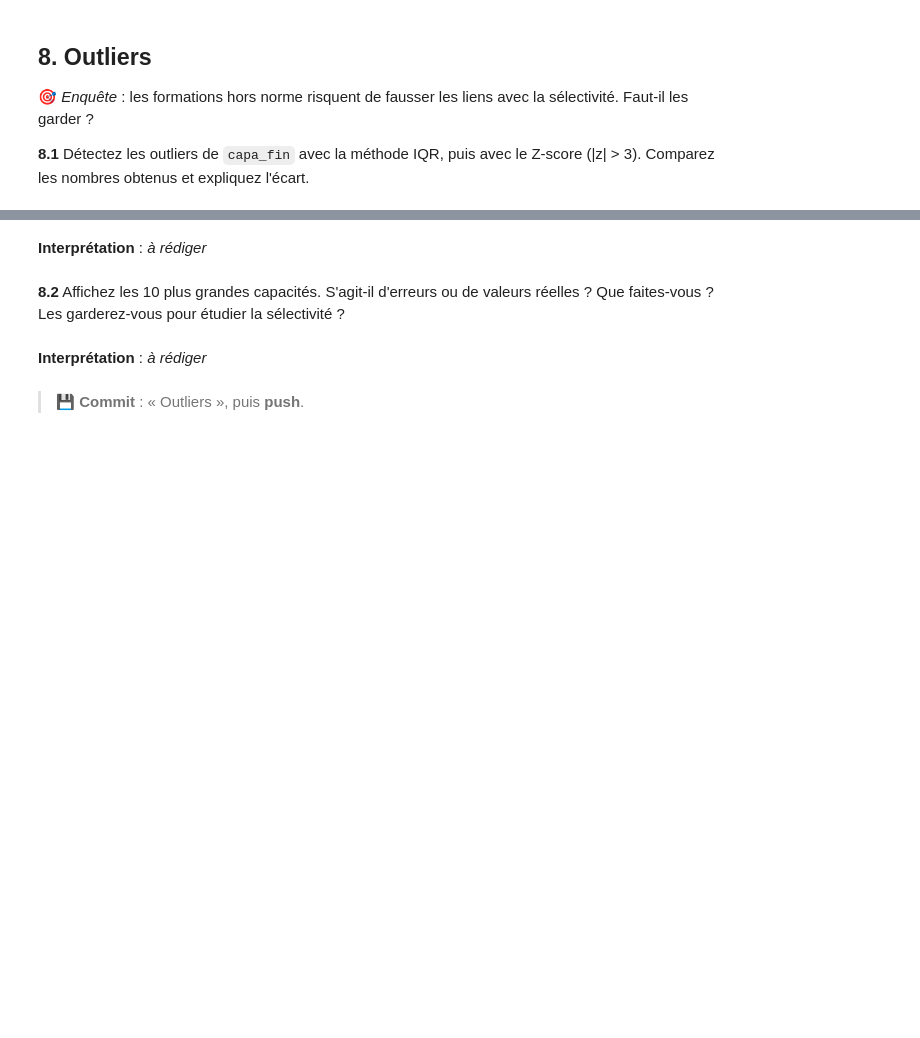
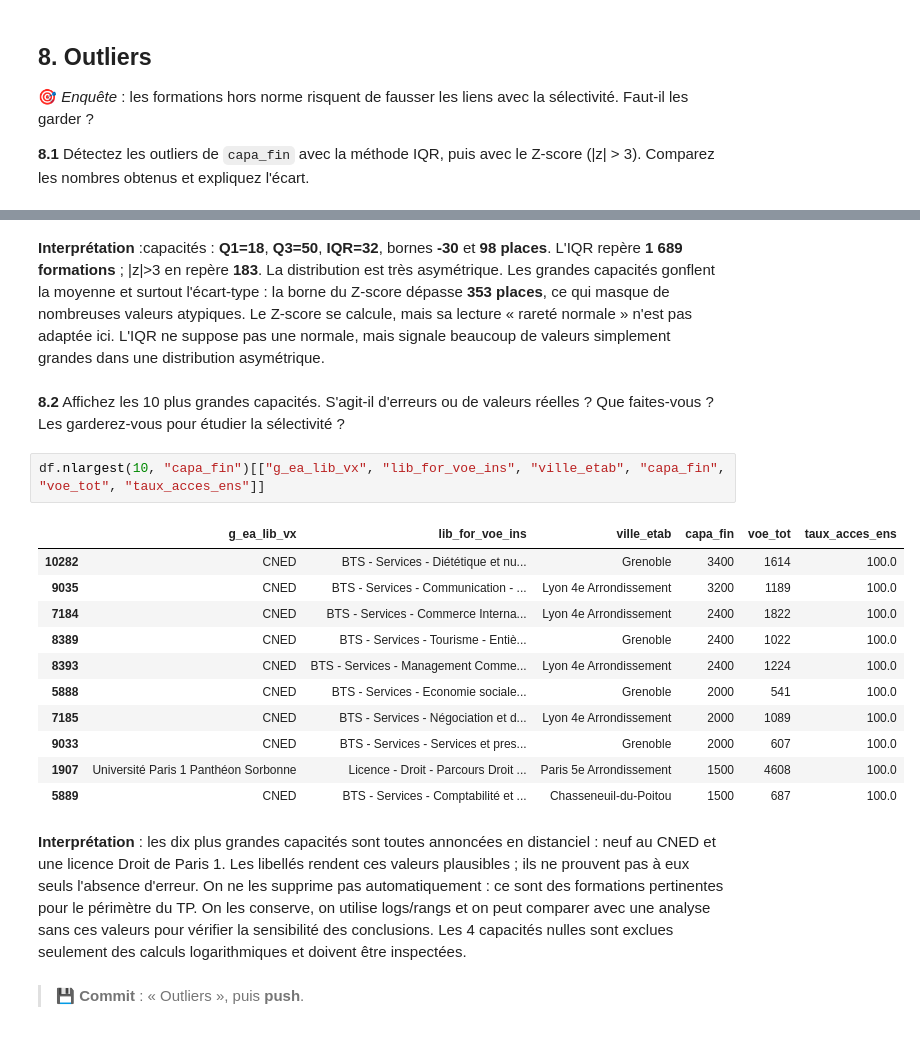
Before and after one commit to Anaisblk/Analyse-Parcoursup, a Jupyter notebook: TP_Parcoursup (1).ipynb, the cells around one changed output, grey strips where cells are left out. Saved outputs shown, nothing was run; the diff lists cells and outputs as text; blank space fills up the shorter version.

```diff
--- a/TP_Parcoursup (1).ipynb
+++ b/TP_Parcoursup (1).ipynb
@@ -491,9 +515,23 @@ plt.show()
 # %% [markdown]
-**Interprétation** : _à rédiger_
+**Interprétation** :capacités : **Q1=18**, **Q3=50**, **IQR=32**, bornes **-30** et **98 places**. L'IQR repère **1 689 formations** ; |z|>3 en repère **183**. La distribution est très asymétrique. Les grandes capacités gonflent la moyenne et surtout l'écart-type : la borne du Z-score dépasse **353 places**, ce qui masque de nombreuses valeurs atypiques. Le Z-score se calcule, mais sa lecture « rareté normale » n'est pas adaptée ici. L'IQR ne suppose pas une normale, mais signale beaucoup de valeurs simplement grandes dans une distribution asymétrique.
 # %% [markdown]
 **8.2** Affichez les 10 plus grandes capacités. S'agit-il d'erreurs ou de valeurs réelles ? Que faites-vous ? Les garderez-vous pour étudier la sélectivité ?
+# %%
+df.nlargest(10, "capa_fin")[["g_ea_lib_vx", "lib_for_voe_ins", "ville_etab", "capa_fin", "voe_tot", "taux_acces_ens"]]
+# %% [output]
+|  | g_ea_lib_vx | lib_for_voe_ins | ville_etab | capa_fin | voe_tot | taux_acces_ens |
+| 10282 | CNED | BTS - Services - Diététique et nu... | Grenoble | 3400 | 1614 | 100.0 |
+| 9035 | CNED | BTS - Services - Communication - ... | Lyon 4e Arrondissement | 3200 | 1189 | 100.0 |
+| 7184 | CNED | BTS - Services - Commerce Interna... | Lyon 4e Arrondissement | 2400 | 1822 | 100.0 |
+| 8389 | CNED | BTS - Services - Tourisme - Entiè... | Grenoble | 2400 | 1022 | 100.0 |
+| 8393 | CNED | BTS - Services - Management Comme... | Lyon 4e Arrondissement | 2400 | 1224 | 100.0 |
+| 5888 | CNED | BTS - Services - Economie sociale... | Grenoble | 2000 | 541 | 100.0 |
+| 7185 | CNED | BTS - Services - Négociation et d... | Lyon 4e Arrondissement | 2000 | 1089 | 100.0 |
+| 9033 | CNED | BTS - Services - Services et pres... | Grenoble | 2000 | 607 | 100.0 |
+| 1907 | Université Paris 1 Panthéon Sorbonne | Licence - Droit - Parcours Droit ... | Paris 5e Arrondissement | 1500 | 4608 | 100.0 |
+| 5889 | CNED | BTS - Services - Comptabilité et ... | Chasseneuil-du-Poitou | 1500 | 687 | 100.0 |
 # %% [markdown]
-**Interprétation** : _à rédiger_
+**Interprétation** : les dix plus grandes capacités sont toutes annoncées en distanciel : neuf au CNED et une licence Droit de Paris 1. Les libellés rendent ces valeurs plausibles ; ils ne prouvent pas à eux seuls l'absence d'erreur. On ne les supprime pas automatiquement : ce sont des formations pertinentes pour le périmètre du TP. On les conserve, on utilise logs/rangs et on peut comparer avec une analyse sans ces valeurs pour vérifier la sensibilité des conclusions. Les 4 capacités nulles sont exclues seulement des calculs logarithmiques et doivent être inspectées.
 # %% [markdown]
 > 💾 **Commit** : « Outliers », puis **push**.
 # %% [markdown]
```
Also changed, not shown: parts of 1 cell of this notebook.
